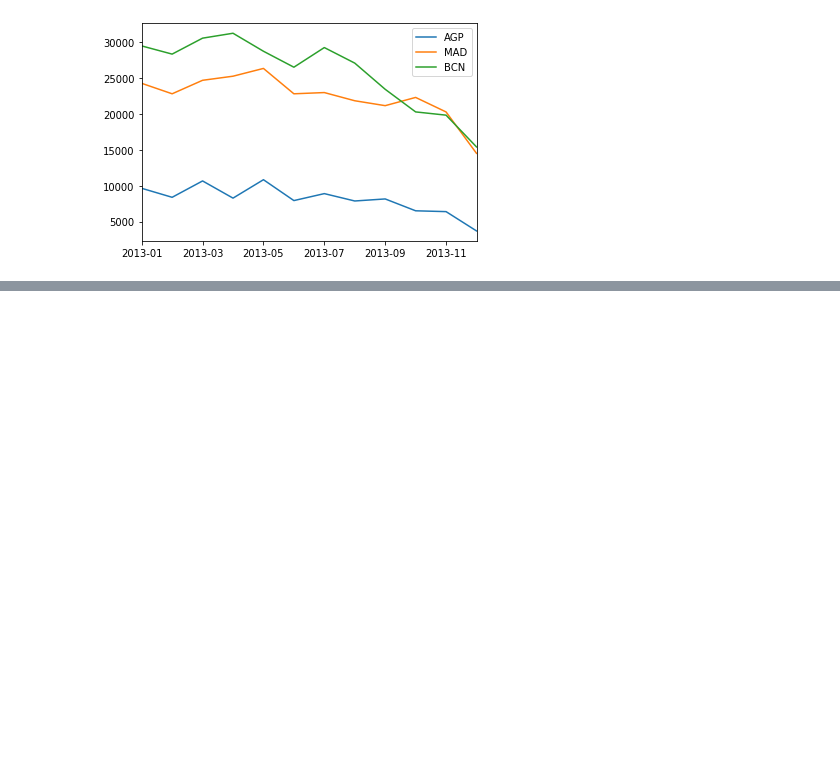
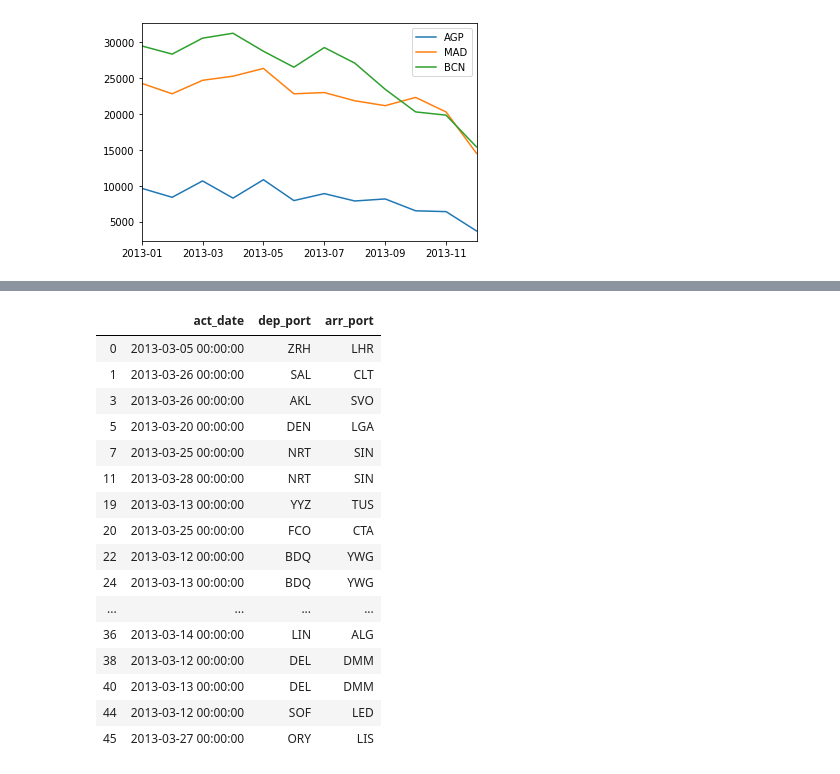
Before and after one commit to angelrps/MasterDataScience, a Jupyter notebook: 200111_DataScienceChallenge/Amadeus_Challenge_Test.ipynb, the cells around one changed output, grey strips where cells are left out. Saved outputs shown, nothing was run; the diff lists cells and outputs as text; code cells hidden in the pictures; blank space fills up the shorter version.

```diff
--- a/200111_DataScienceChallenge/Amadeus_Challenge_Test.ipynb
+++ b/200111_DataScienceChallenge/Amadeus_Challenge_Test.ipynb
@@ -147,0 +246,21 @@ FINALdata.plot()
+# %%
+n = bookingsShort.drop_duplicates()
+n.head(20)
+# %% [output]
+|  | act_date | dep_port | arr_port |
+| 0 | 2013-03-05 00:00:00 | ZRH | LHR |
+| 1 | 2013-03-26 00:00:00 | SAL | CLT |
+| 3 | 2013-03-26 00:00:00 | AKL | SVO |
+| 5 | 2013-03-20 00:00:00 | DEN | LGA |
+| 7 | 2013-03-25 00:00:00 | NRT | SIN |
+| 11 | 2013-03-28 00:00:00 | NRT | SIN |
+| 19 | 2013-03-13 00:00:00 | YYZ | TUS |
+| 20 | 2013-03-25 00:00:00 | FCO | CTA |
+| 22 | 2013-03-12 00:00:00 | BDQ | YWG |
+| 24 | 2013-03-13 00:00:00 | BDQ | YWG |
+| ... | ... | ... | ... |
+| 36 | 2013-03-14 00:00:00 | LIN | ALG |
+| 38 | 2013-03-12 00:00:00 | DEL | DMM |
+| 40 | 2013-03-13 00:00:00 | DEL | DMM |
+| 44 | 2013-03-12 00:00:00 | SOF | LED |
+| 45 | 2013-03-27 00:00:00 | ORY | LIS |
```
Also changed, not shown: parts of 9 cells of this notebook, 1 other file.
